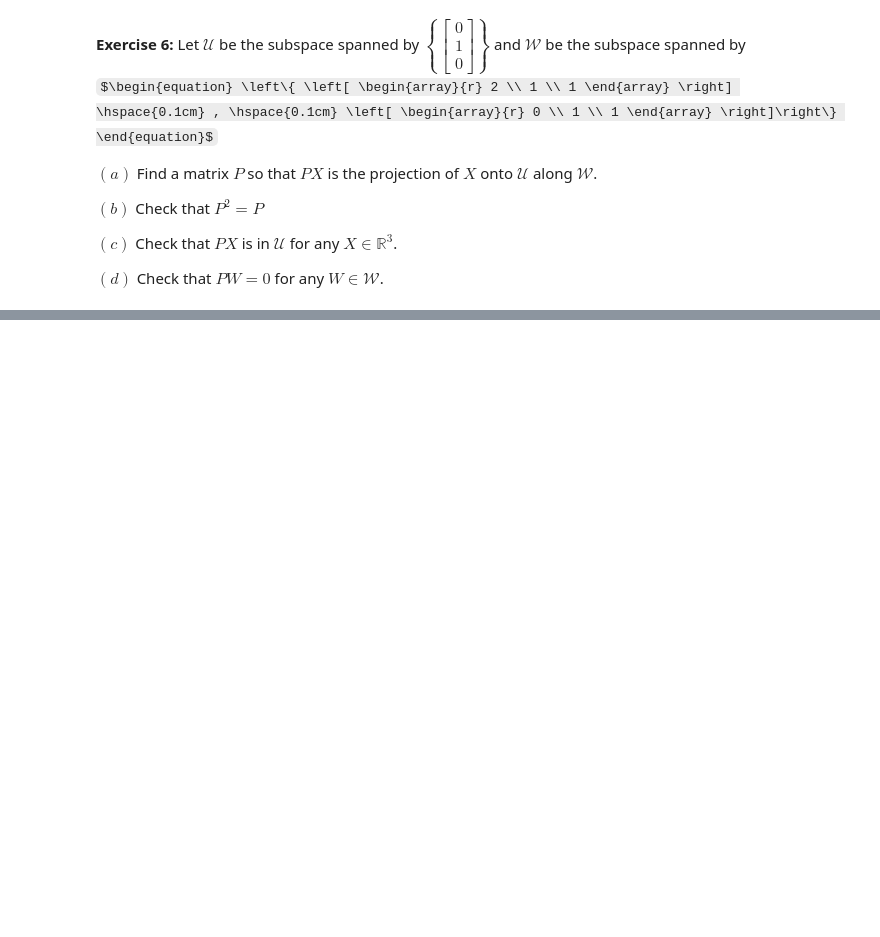
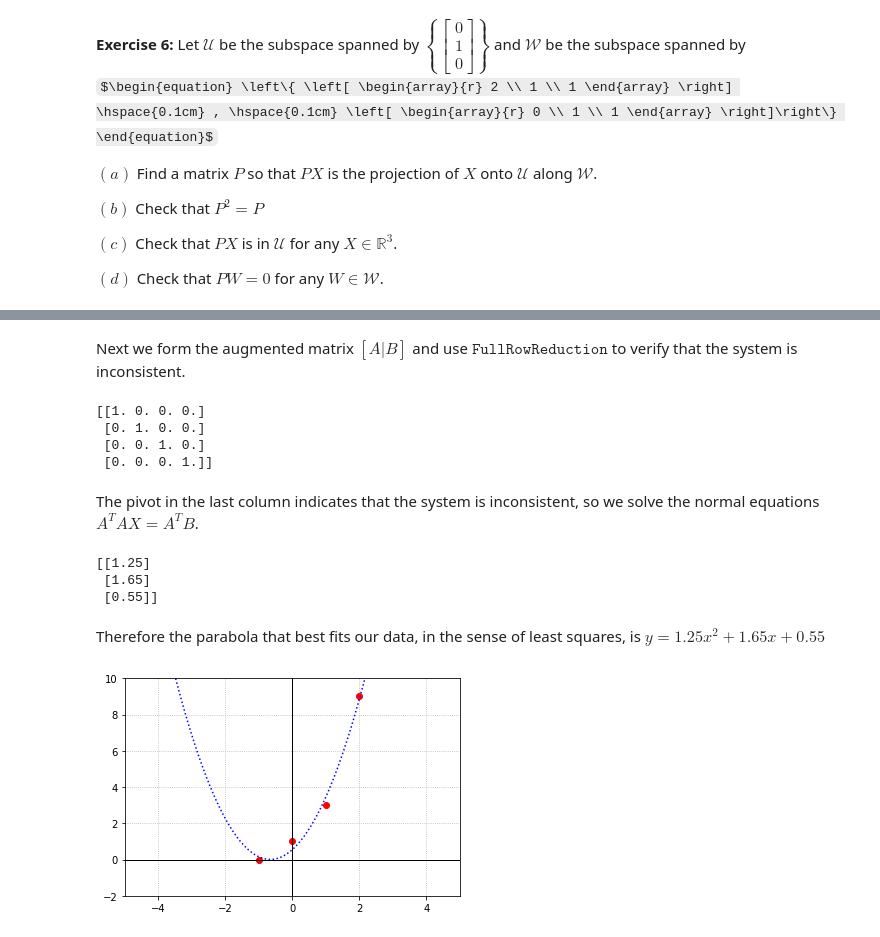
Before and after one commit to bvanderlei/jupyter-guide-to-linear-algebra, a Jupyter notebook: Inner_Products_Solutions.ipynb, the cells around one changed output, grey strips where cells are left out. Saved outputs shown, nothing was run; the diff lists cells and outputs as text; code cells hidden in the pictures; some formulas as TeX source; blank space fills up the shorter version.

Commit message:
Exercises and solutions

```diff
--- a/Inner_Products_Solutions.ipynb
+++ b/Inner_Products_Solutions.ipynb
@@ -2613,0 +2693,49 @@ $(d)$ Check that $PW = 0$ for any $W \in \mathcal{W}$.
+# %% [markdown]
+Next we form the augmented matrix $[A|B]$ and use $\texttt{FullRowReduction}$ to verify that the system is inconsistent.
+# %%
+A = np.array([[1,-1,1],[0,0,1],[1,1,1],[4,2,1]])
+B = np.array([[0],[1],[3],[9]])
+A_augmented = np.hstack([A,B])
+A_augmented_reduced = lag.FullRowReduction(A_augmented)
+print(A_augmented_reduced)
+# %% [output]
+[[1. 0. 0. 0.]
+ [0. 1. 0. 0.]
+ [0. 0. 1. 0.]
+ [0. 0. 0. 1.]]
+# %% [markdown]
+The pivot in the last column indicates that the system is inconsistent, so we solve the normal equations $A^TAX = A^TB$.
+# %%
+A_N = A.transpose()@A
+B_N = A.transpose()@B
+Solution = lag.SolveSystem(A_N,B_N)
+print(Solution)
+# %% [output]
+[[1.25]
+ [1.65]
+ [0.55]]
+# %% [markdown]
+Therefore the parabola that best fits our data, in the sense of least squares, is $y = 1.25x^2 + 1.65x + 0.55$
+# %%
+a = Solution[0,0]
+b = Solution[1,0]
+c = Solution[2,0]
+
+x = np.array([-1, 0, 1, 2])
+y = np.array([0, 1, 3, 9])
+
+fig,ax = plt.subplots()
+
+x_fit = np.linspace(-5,5,100)
+y_fit = a*x_fit**2 + b*x_fit + c
+
+ax.plot(x,y,'ro');
+ax.plot(x_fit,y_fit,'b',ls=':');
+
+ax.set_xlim(-5,5);
+ax.set_ylim(-2,10);
+ax.axvline(color='k',linewidth = 1)
+ax.axhline(color='k',linewidth = 1)
+ax.grid('True',ls=':')
+# %% [output]
+[figure, added]
```
Also changed, not shown: parts of 22 cells of this notebook, 2 other files.
